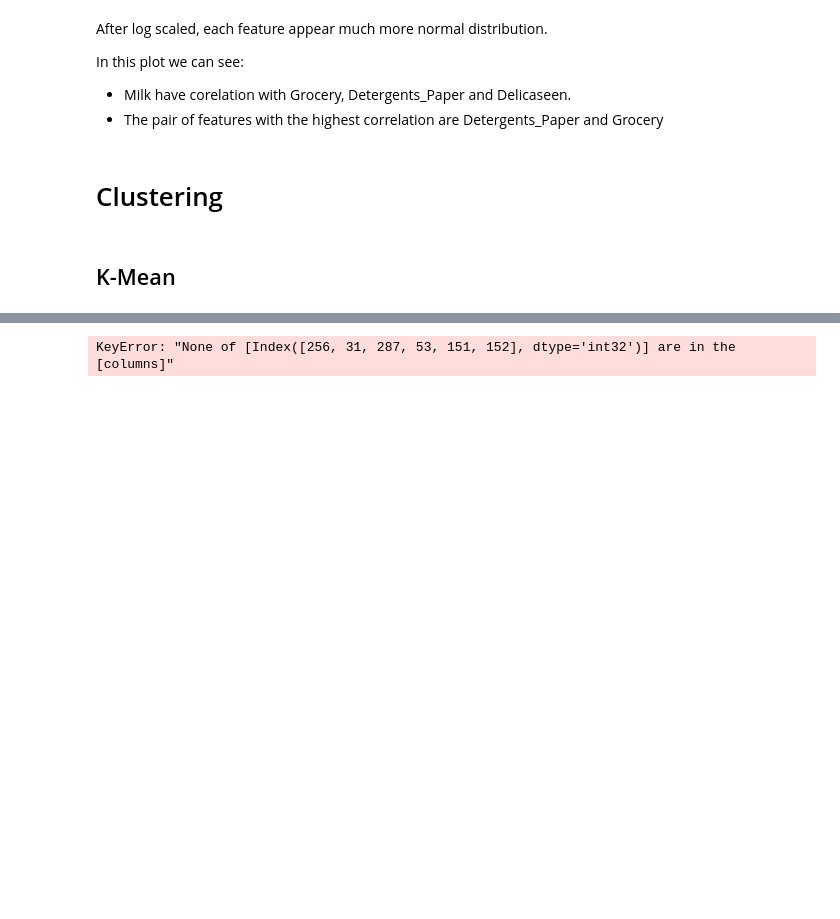
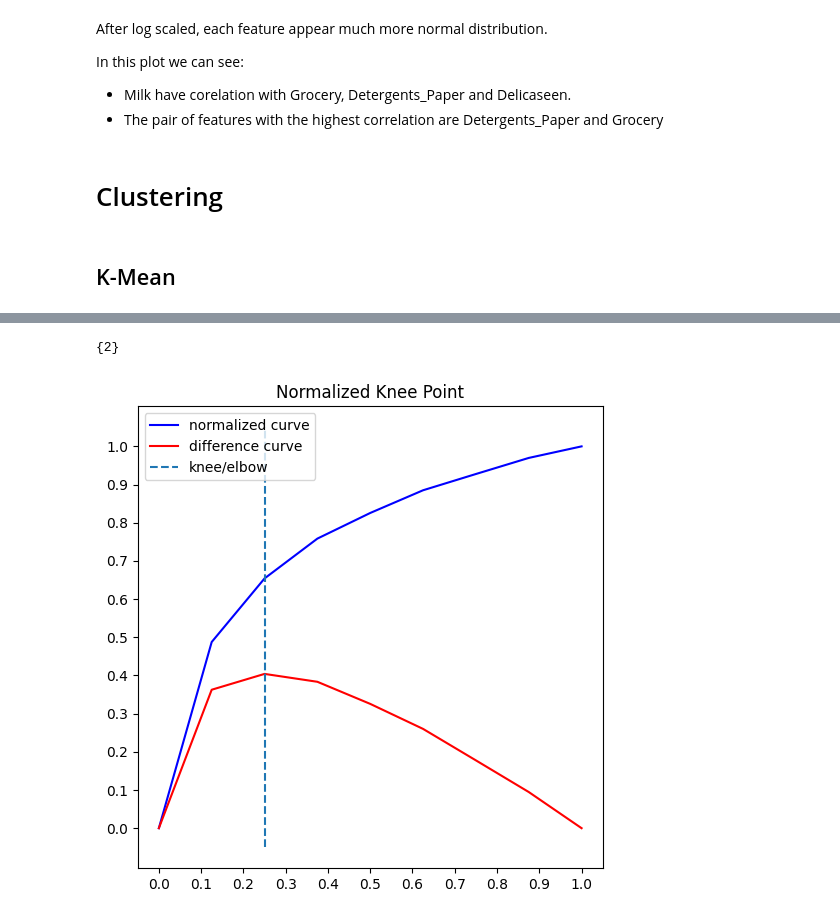
Before and after one commit to lehieulol/AS, a Jupyter notebook: main.ipynb, the cells around one changed output, grey strips where cells are left out. Drawn from its saved outputs; the diff is of its cells as text; code cells hidden in the pictures; blank space fills up the shorter version.

```diff
--- a/main.ipynb
+++ b/main.ipynb
@@ -49,6 +71,16 @@ from models.kMeans import kMeans
+# %%
+from kneed import KneeLocator
+kneedle = KneeLocator(range(len(inertias)),
+                      inertias,
+                      S=1,
+                      curve="convex",
+                      direction="decreasing")
+print(kneedle.all_elbows)
+kneedle.plot_knee_normalized()
+# %% [output]
+{2}
+[figure, added]
 # %%
-idx, centroid = kMeans(log_data, 6, 20)
+idx, centroid = kMeans(log_data, 2, 20)
-# %% [output]
-KeyError: "None of [Index([256, 31, 287, 53, 151, 152], dtype='int32')] are in the [columns]"
 # %%
 # Extract the individual columns
```
Also changed, not shown: parts of 18 cells of this notebook.
